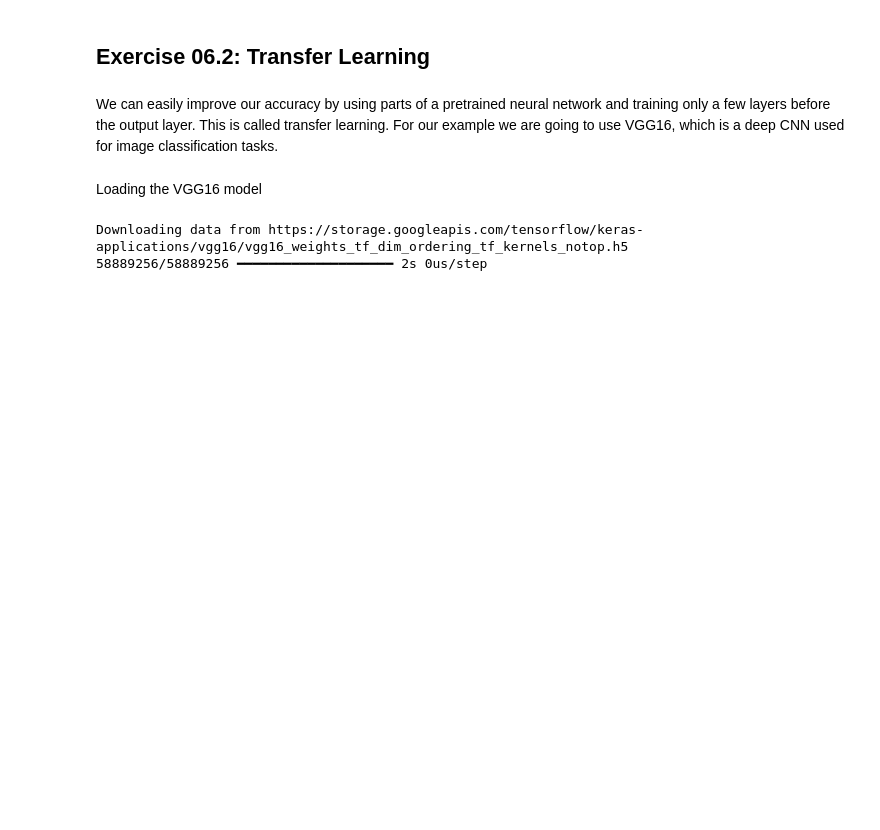
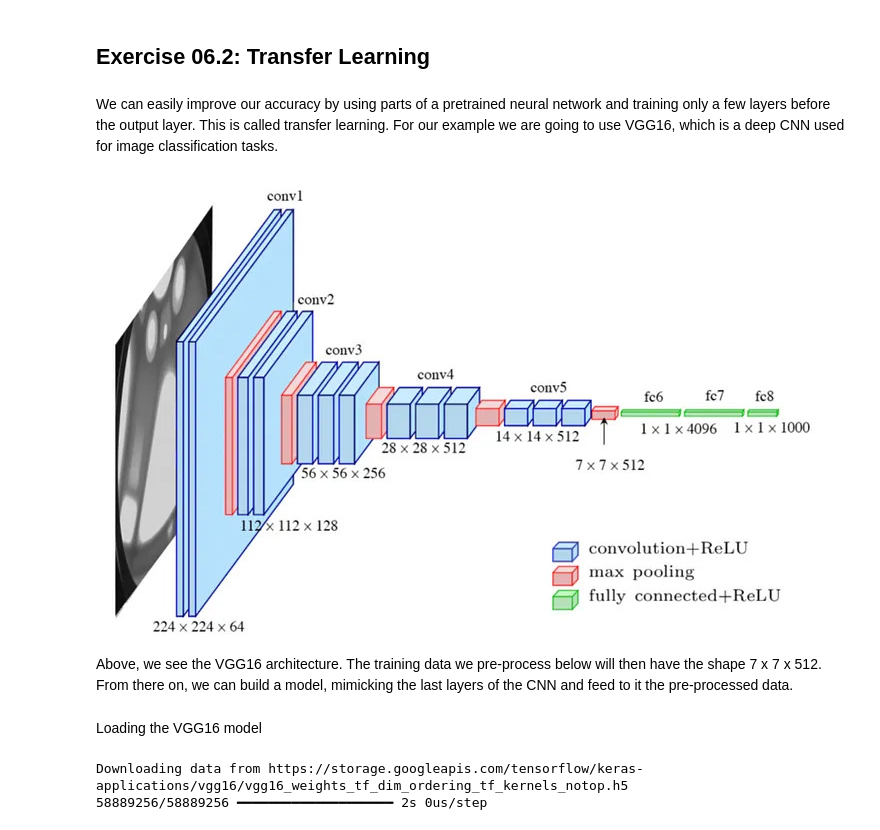
Before and after one commit to Jercheal/ML_Lecture_FSU, a Jupyter notebook: assignment_06.ipynb, the cells around one changed output. Saved outputs shown, nothing was run; the diff lists cells and outputs as text; code cells hidden in the pictures; blank space fills up the shorter version.

```diff
--- a/assignment_06.ipynb
+++ b/assignment_06.ipynb
@@ -118,6 +145,12 @@ array([[0., 1.]], dtype=float32)
 ## Exercise 06.2: Transfer Learning
 # %% [markdown]
 We can easily improve our accuracy by using parts of a pretrained neural network and training only a few layers before the output layer. This is called transfer learning. For our example we are going to use VGG16, which is a deep CNN used for image classification tasks.
+# %%
+Image.open("/Users/jercheal/Documents/Physics/CPIV_ML/VGG16_architecture.jpg")
+# %% [output]
+[figure, added]
+# %% [markdown]
+Above, we see the VGG16 architecture. The training data we pre-process below will then have the shape 7 x 7 x 512. From there on, we can build a model, mimicking the last layers of the CNN and feed to it the pre-processed data.
 # %% [markdown]
 Loading the VGG16 model
 # %%
```
Also changed, not shown: parts of 22 cells of this notebook.
